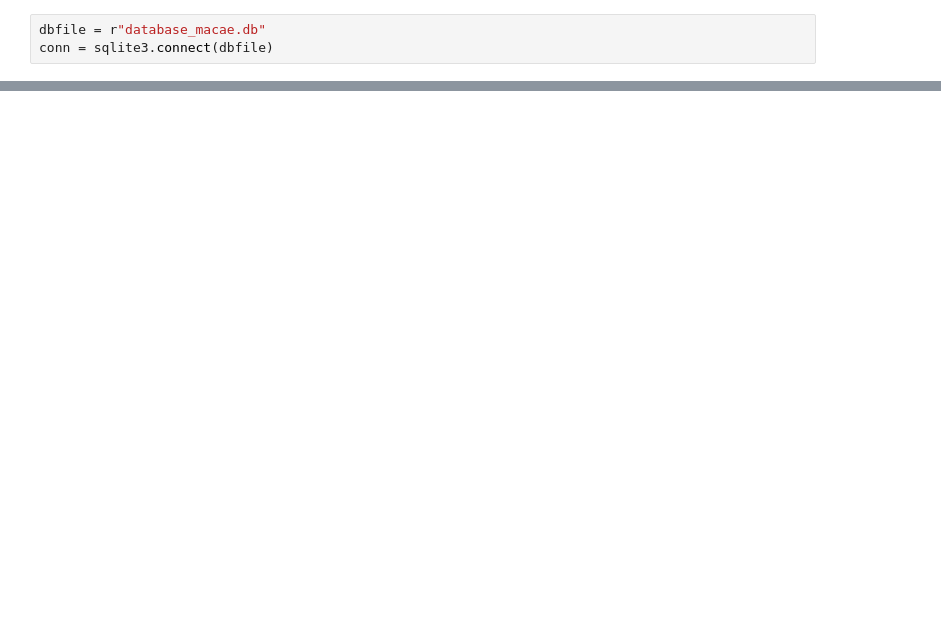
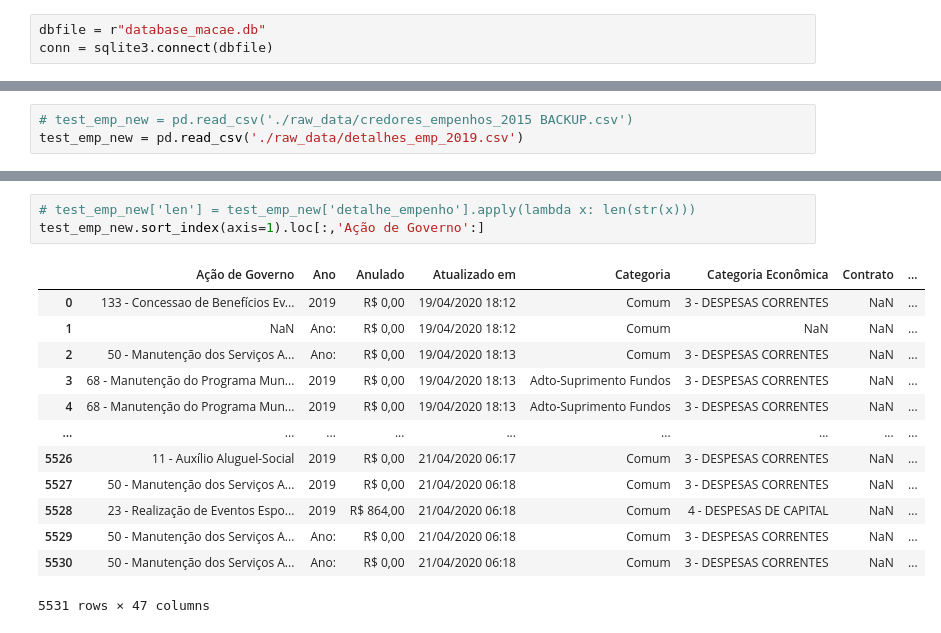
Before and after one commit to mmcodesso/portaltransparenciamacae, a Jupyter notebook: Untitled.ipynb, the cells around one changed output, grey strips where cells are left out. Cells and saved outputs as stored; diff of their text form; blank space fills up the shorter version.

```diff
--- a/Untitled.ipynb
+++ b/Untitled.ipynb
@@ -27,0 +38,3 @@ df[df.contrato==1439924466]
+# %%
+# test_emp_new = pd.read_csv('./raw_data/credores_empenhos_2015 BACKUP.csv')
+test_emp_new = pd.read_csv('./raw_data/detalhes_emp_2019.csv')
@@ -27,0 +87,17 @@ df[df.contrato==1439924466]
+# %%
+# test_emp_new['len'] = test_emp_new['detalhe_empenho'].apply(lambda x: len(str(x)))
+test_emp_new.sort_index(axis=1).loc[:,'Ação de Governo':]
+# %% [output]
+|  | Ação de Governo | Ano | Anulado | Atualizado em | Categoria | Categoria Econômica | Contrato | ... |
+| 0 | 133 - Concessao de Benefícios Ev... | 2019 | R$ 0,00 | 19/04/2020 18:12 | Comum | 3 - DESPESAS CORRENTES | NaN | ... |
+| 1 | NaN | Ano: | R$ 0,00 | 19/04/2020 18:12 | Comum | NaN | NaN | ... |
+| 2 | 50 - Manutenção dos Serviços A... | Ano: | R$ 0,00 | 19/04/2020 18:13 | Comum | 3 - DESPESAS CORRENTES | NaN | ... |
+| 3 | 68 - Manutenção do Programa Mun... | 2019 | R$ 0,00 | 19/04/2020 18:13 | Adto-Suprimento Fundos | 3 - DESPESAS CORRENTES | NaN | ... |
+| 4 | 68 - Manutenção do Programa Mun... | 2019 | R$ 0,00 | 19/04/2020 18:13 | Adto-Suprimento Fundos | 3 - DESPESAS CORRENTES | NaN | ... |
+| ... | ... | ... | ... | ... | ... | ... | ... | ... |
+| 5526 | 11 - Auxílio Aluguel-Social | 2019 | R$ 0,00 | 21/04/2020 06:17 | Comum | 3 - DESPESAS CORRENTES | NaN | ... |
+| 5527 | 50 - Manutenção dos Serviços A... | 2019 | R$ 0,00 | 21/04/2020 06:18 | Comum | 3 - DESPESAS CORRENTES | NaN | ... |
+| 5528 | 23 - Realização de Eventos Espo... | 2019 | R$ 864,00 | 21/04/2020 06:18 | Comum | 4 - DESPESAS DE CAPITAL | NaN | ... |
+| 5529 | 50 - Manutenção dos Serviços A... | Ano: | R$ 0,00 | 21/04/2020 06:18 | Comum | 3 - DESPESAS CORRENTES | NaN | ... |
+| 5530 | 50 - Manutenção dos Serviços A... | Ano: | R$ 0,00 | 21/04/2020 06:18 | Comum | 3 - DESPESAS CORRENTES | NaN | ... |
+5531 rows × 47 columns
```
Also changed, not shown: parts of 11 cells of this notebook, 14 other files.
